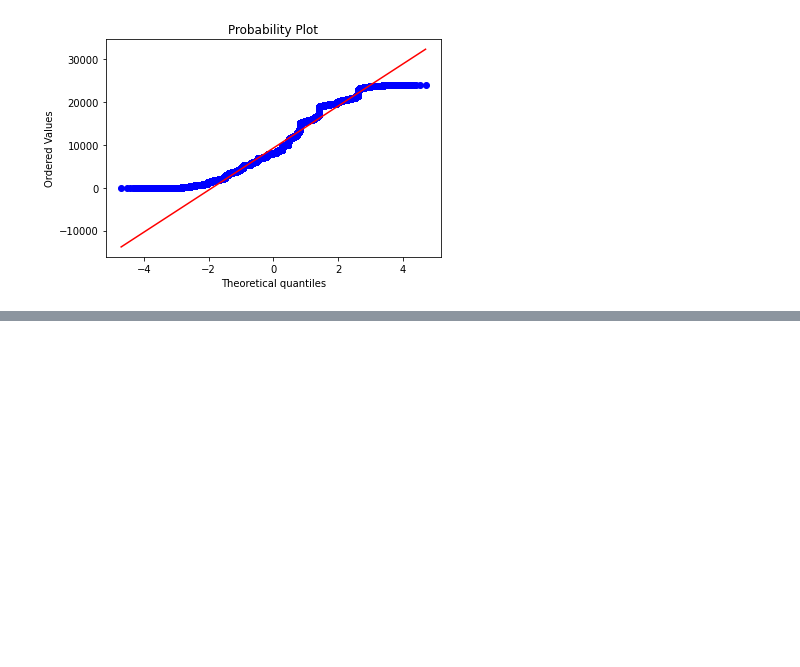
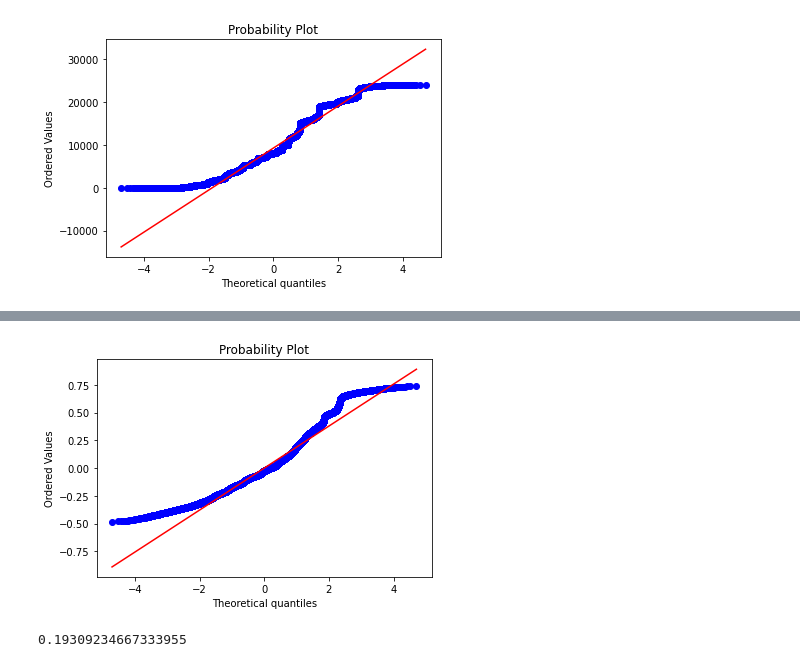
Before and after one commit to Blutronics/MultipleRegression, a Jupyter notebook: Black_Friday_Prediction.ipynb, the cells around one changed output, grey strips where cells are left out. Cells and saved outputs as stored; diff of their text form; code cells hidden in the pictures; blank space fills up the shorter version.

```diff
--- a/Black_Friday_Prediction.ipynb
+++ b/Black_Friday_Prediction.ipynb
@@ -194,0 +349,5 @@ plt.show()
+# %%
+stats.probplot(res, dist = "norm", plot = pylab)
+plt.show()
+# %% [output]
+[figure, added]
@@ -194,0 +360,7 @@ plt.show()
+# %%
+test_resid =mlr_df_test.Purchase-mlr_test_pred
+# RMSE value for test data
+test_rmse = np.sqrt(np.mean(test_resid * test_resid))
+test_rmse
+# %% [output]
+0.19309234667333955
```
Also changed, not shown: parts of 20 cells of this notebook.
